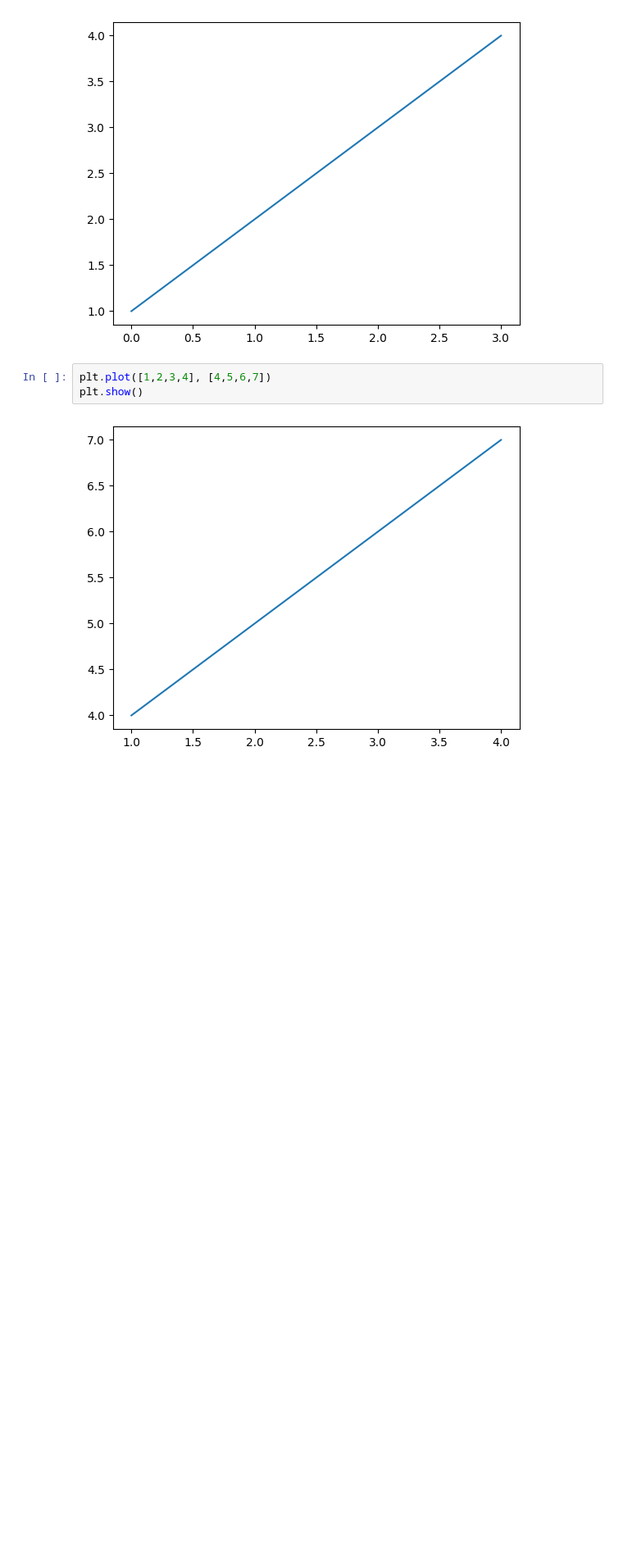
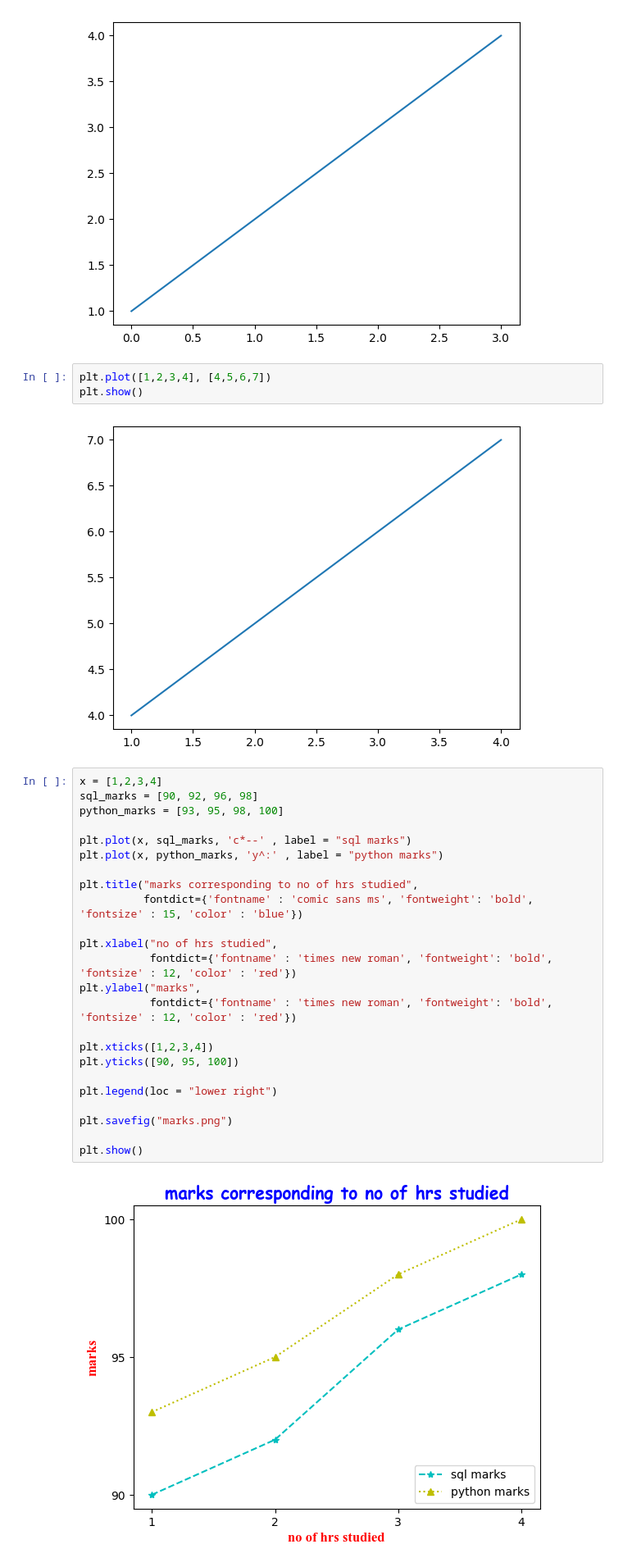
Before and after one commit to ananya-codes-data/Learning-Python, a Jupyter notebook: matplotlib.ipynb, the cells around one changed output. Shown at 82% size. Drawn from its saved outputs; the diff is of its cells as text; blank space fills up the shorter version.

```diff
--- a/matplotlib.ipynb
+++ b/matplotlib.ipynb
@@ -12,6 +11,32 @@ plt.plot([1,2,3,4], [4,5,6,7])
 plt.show()
 # %% [output]
 [figure]
+# %%
+x = [1,2,3,4]
+sql_marks = [90, 92, 96, 98]
+python_marks = [93, 95, 98, 100]
+
+plt.plot(x, sql_marks, 'c*--' , label = "sql marks")
+plt.plot(x, python_marks, 'y^:' , label = "python marks")
+
+plt.title("marks corresponding to no of hrs studied",
+          fontdict={'fontname' : 'comic sans ms', 'fontweight': 'bold', 'fontsize' : 15, 'color' : 'blue'})
+
+plt.xlabel("no of hrs studied",
+           fontdict={'fontname' : 'times new roman', 'fontweight': 'bold', 'fontsize' : 12, 'color' : 'red'})
+plt.ylabel("marks",
+           fontdict={'fontname' : 'times new roman', 'fontweight': 'bold', 'fontsize' : 12, 'color' : 'red'})
+
+plt.xticks([1,2,3,4])
+plt.yticks([90, 95, 100])
+
+plt.legend(loc = "lower right")
+
+plt.savefig("marks.png")
+
+plt.show()
+# %% [output]
+[figure, added]
 # %%
 x = [1,2,3,4]
 sql_marks = [90, 92, 96, 98]
```
Also changed, not shown: parts of 9 cells of this notebook.
